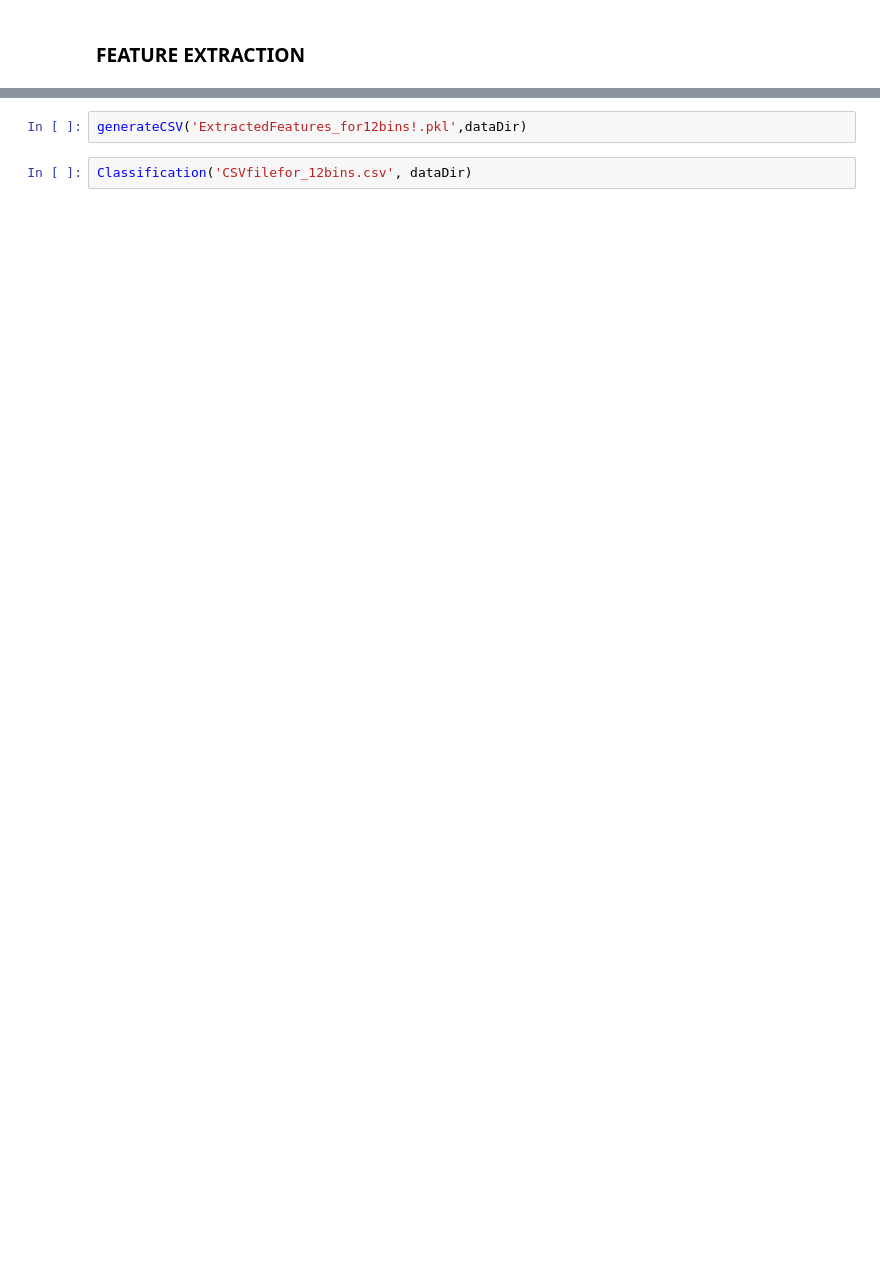
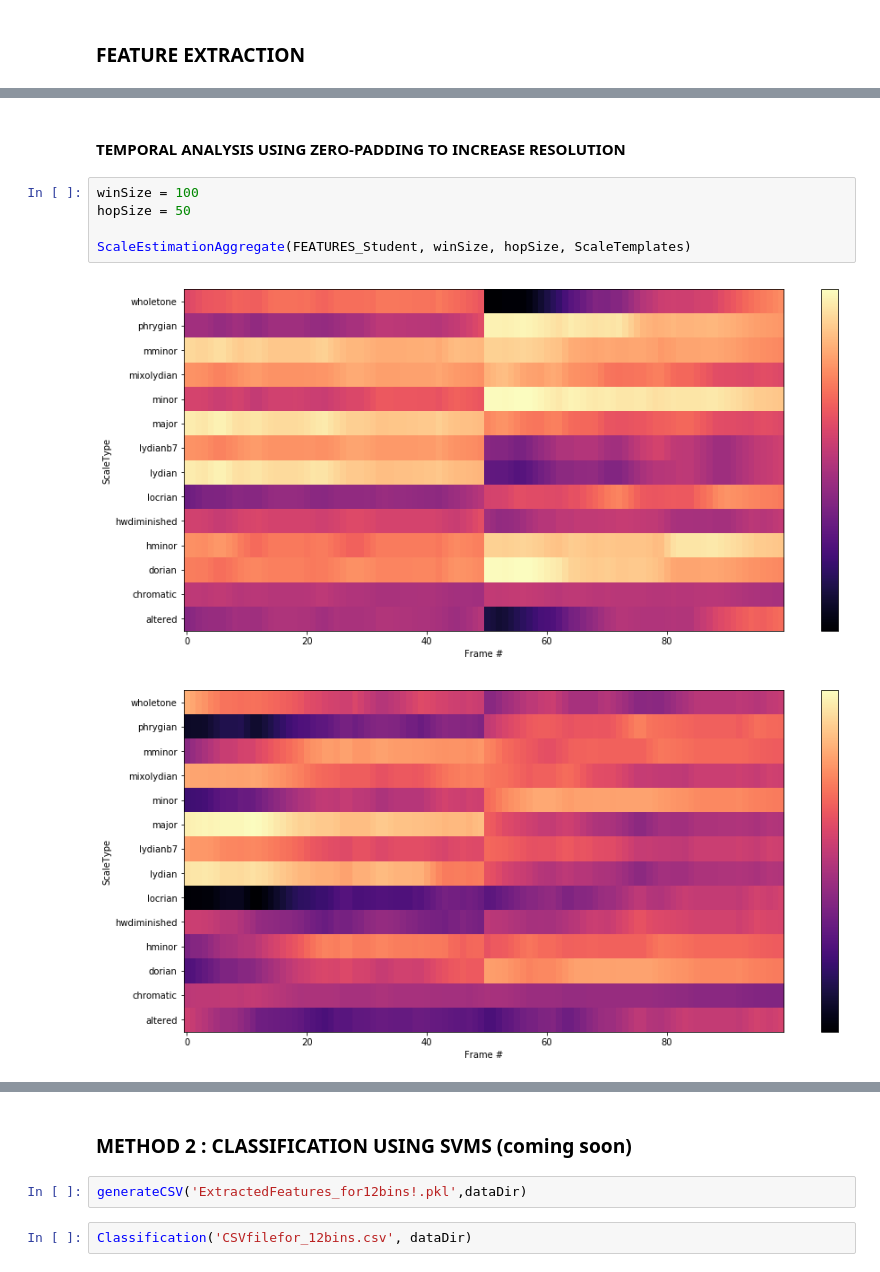
Before and after one commit to emirdemirel/Chord-ScaleDetection, a Jupyter notebook: Chord-scale_Detection.ipynb, the cells around one changed output, grey strips where cells are left out. Cells and saved outputs as stored; diff of their text form; blank space fills up the shorter version.

```diff
--- a/Chord-scale_Detection.ipynb
+++ b/Chord-scale_Detection.ipynb
@@ -82,0 +217,10 @@ Features extracted and saved in a file
+# %% [markdown]
+#### TEMPORAL ANALYSIS USING ZERO-PADDING TO INCREASE RESOLUTION
+# %%
+winSize = 100
+hopSize = 50
+
+ScaleEstimationAggregate(FEATURES_Student, winSize, hopSize, ScaleTemplates)
+# %% [output]
+[figure, added]
+[figure, added]
@@ -83,3 +228,5 @@ Features extracted and saved in a file
+# %% [markdown]
+### METHOD 2 : CLASSIFICATION USING SVMS (coming soon)
 # %%
 generateCSV('ExtractedFeatures_for12bins!.pkl',dataDir)
 # %%
```
Also changed, not shown: parts of 22 cells of this notebook.
